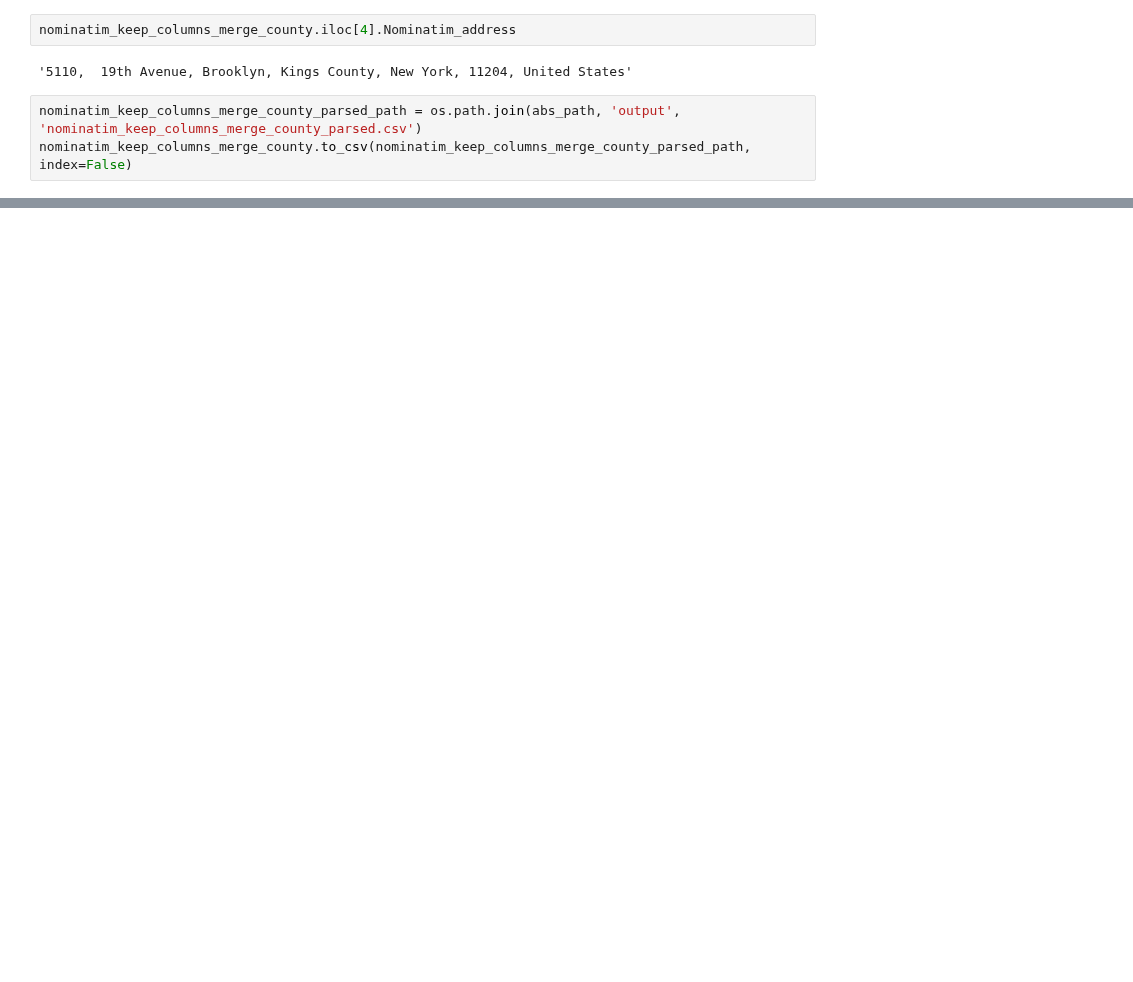
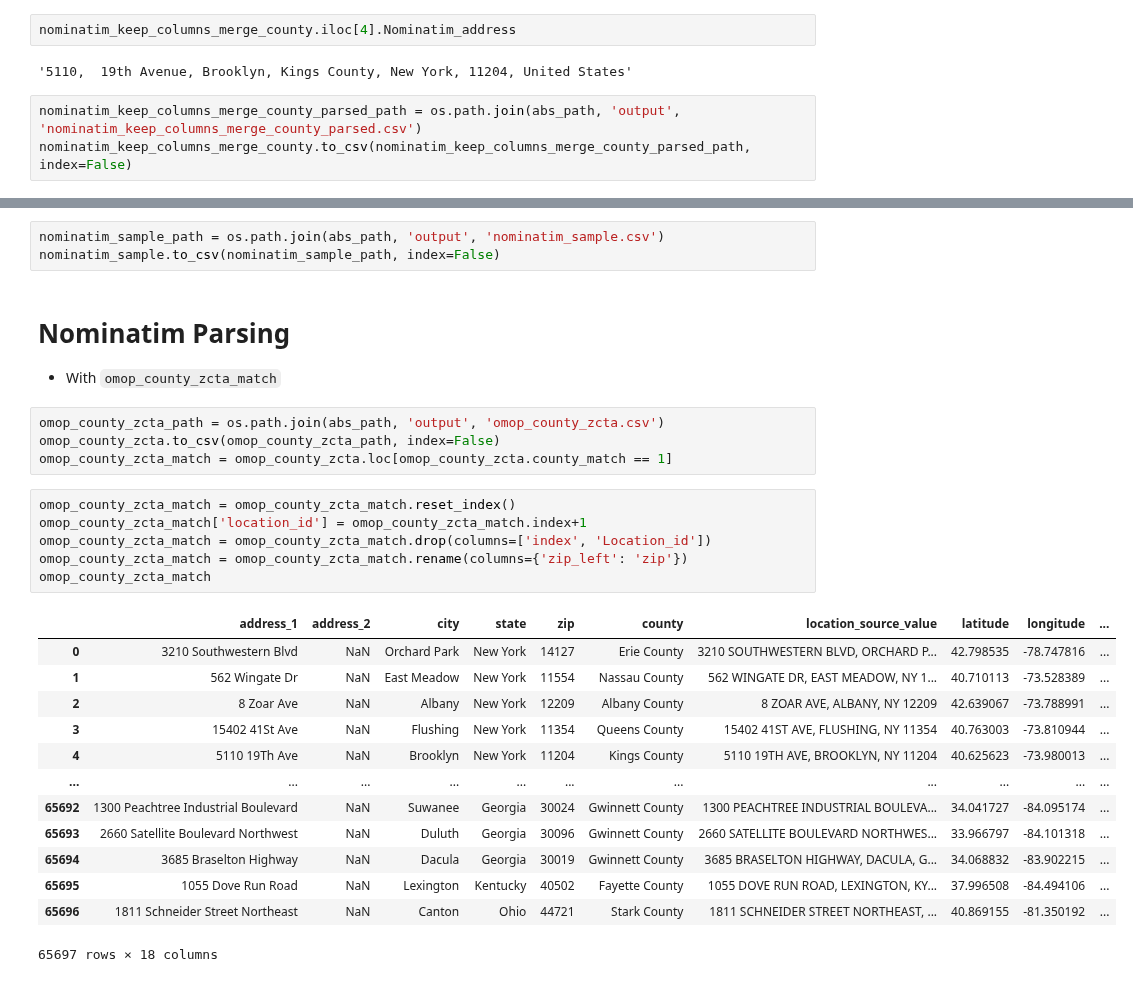
Before and after one commit to brian-cy-chang/UW_Geospatial, a Jupyter notebook: notebooks/nominatim_parsing.ipynb, the cells around one changed output, grey strips where cells are left out. Saved outputs shown, nothing was run; the diff lists cells and outputs as text; blank space fills up the shorter version.

```diff
--- a/notebooks/nominatim_parsing.ipynb
+++ b/notebooks/nominatim_parsing.ipynb
@@ -744,0 +792,30 @@ nominatim_keep_columns_merge_county.to_csv(nominatim_keep_columns_merge_county_p
+# %%
+nominatim_sample_path = os.path.join(abs_path, 'output', 'nominatim_sample.csv')
+nominatim_sample.to_csv(nominatim_sample_path, index=False)
+# %% [markdown]
+# Nominatim Parsing
+* With `omop_county_zcta_match`
+# %%
+omop_county_zcta_path = os.path.join(abs_path, 'output', 'omop_county_zcta.csv')
+omop_county_zcta.to_csv(omop_county_zcta_path, index=False)
+omop_county_zcta_match = omop_county_zcta.loc[omop_county_zcta.county_match == 1]
+# %%
+omop_county_zcta_match = omop_county_zcta_match.reset_index()
+omop_county_zcta_match['location_id'] = omop_county_zcta_match.index+1
+omop_county_zcta_match = omop_county_zcta_match.drop(columns=['index', 'Location_id'])
+omop_county_zcta_match = omop_county_zcta_match.rename(columns={'zip_left': 'zip'})
+omop_county_zcta_match
+# %% [output]
+|  | address_1 | address_2 | city | state | zip | county | location_source_value | latitude | longitude | ... |
+| 0 | 3210 Southwestern Blvd | NaN | Orchard Park | New York | 14127 | Erie County | 3210 SOUTHWESTERN BLVD, ORCHARD P... | 42.798535 | -78.747816 | ... |
+| 1 | 562 Wingate Dr | NaN | East Meadow | New York | 11554 | Nassau County | 562 WINGATE DR, EAST MEADOW, NY 1... | 40.710113 | -73.528389 | ... |
+| 2 | 8 Zoar Ave | NaN | Albany | New York | 12209 | Albany County | 8 ZOAR AVE, ALBANY, NY 12209 | 42.639067 | -73.788991 | ... |
+| 3 | 15402 41St Ave | NaN | Flushing | New York | 11354 | Queens County | 15402 41ST AVE, FLUSHING, NY 11354 | 40.763003 | -73.810944 | ... |
+| 4 | 5110 19Th Ave | NaN | Brooklyn | New York | 11204 | Kings County | 5110 19TH AVE, BROOKLYN, NY 11204 | 40.625623 | -73.980013 | ... |
+| ... | ... | ... | ... | ... | ... | ... | ... | ... | ... | ... |
+| 65692 | 1300 Peachtree Industrial Boulevard | NaN | Suwanee | Georgia | 30024 | Gwinnett County | 1300 PEACHTREE INDUSTRIAL BOULEVA... | 34.041727 | -84.095174 | ... |
+| 65693 | 2660 Satellite Boulevard Northwest | NaN | Duluth | Georgia | 30096 | Gwinnett County | 2660 SATELLITE BOULEVARD NORTHWES... | 33.966797 | -84.101318 | ... |
+| 65694 | 3685 Braselton Highway | NaN | Dacula | Georgia | 30019 | Gwinnett County | 3685 BRASELTON HIGHWAY, DACULA, G... | 34.068832 | -83.902215 | ... |
+| 65695 | 1055 Dove Run Road | NaN | Lexington | Kentucky | 40502 | Fayette County | 1055 DOVE RUN ROAD, LEXINGTON, KY... | 37.996508 | -84.494106 | ... |
+| 65696 | 1811 Schneider Street Northeast | NaN | Canton | Ohio | 44721 | Stark County | 1811 SCHNEIDER STREET NORTHEAST, ... | 40.869155 | -81.350192 | ... |
+65697 rows × 18 columns
```
Also changed, not shown: parts of 23 cells of this notebook, 1 other file.
